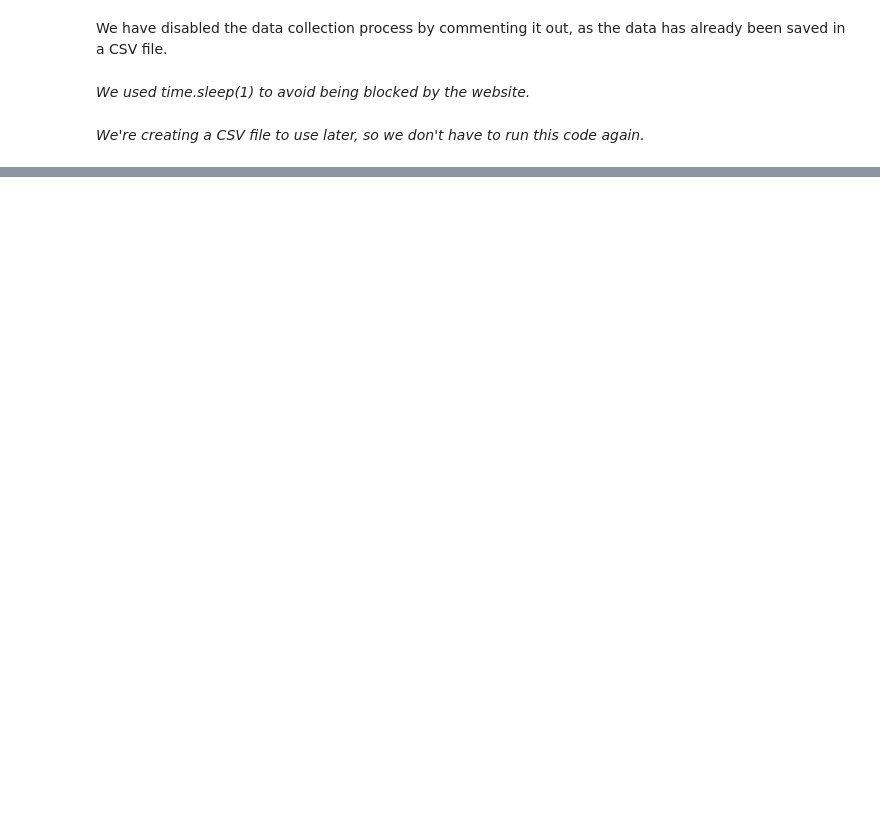
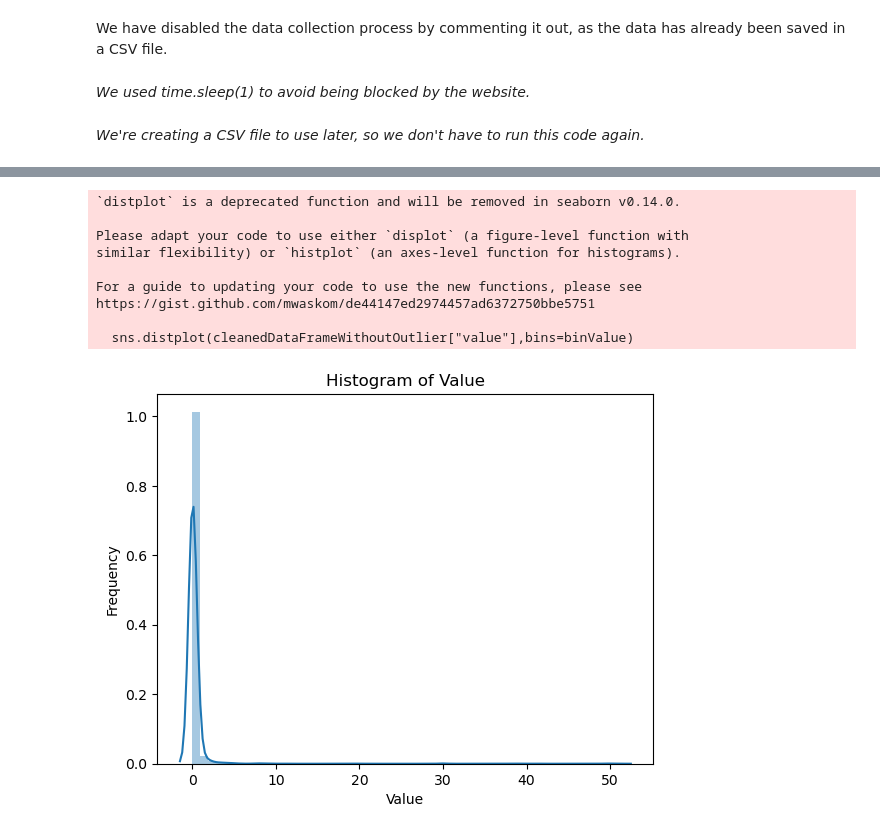
Before and after one commit to cs418-fa24/project-check-in-team-2, a Jupyter notebook: project_report.ipynb, the cells around one changed output, grey strips where cells are left out. Saved outputs shown, nothing was run; the diff lists cells and outputs as text; code cells hidden in the pictures; blank space fills up the shorter version.

Commit message:
Clean data and add Data visualization to report

```diff
--- a/project_report.ipynb
+++ b/project_report.ipynb
@@ -128,0 +126,3 @@ We have disabled the data collection process by commenting it out, as the data h
+# %%
+cleanedDataFrame = pd.read_csv("DataFrame.csv")
+cleanedDataFrame = cleanedDataFrame.drop(["txnHash", "method", "age", "from", "to"], axis=1)
@@ -128,0 +131,4 @@ We have disabled the data collection process by commenting it out, as the data h
+# %%
+cleanedDataFrame["txnFee"] = cleanedDataFrame["txnFee"].apply(lambda x: float(x))
+pattern = r"(\d+\.?\d*)"
+cleanedDataFrame["value"] = cleanedDataFrame["value"].apply(lambda x: float(re.findall(pattern, x)[0]))
@@ -128,0 +137,5 @@ We have disabled the data collection process by commenting it out, as the data h
+# %%
+threshold = 3
+columnsForProcess = ['value', 'txnFee']
+outliersMask = ~((cleanedDataFrame[columnsForProcess] - cleanedDataFrame[columnsForProcess].mean()).abs() > threshold * cleanedDataFrame[columnsForProcess].std()).any(axis=1)
+cleanedDataFrameWithoutOutlier = cleanedDataFrame[outliersMask]
@@ -128,0 +175,18 @@ We have disabled the data collection process by commenting it out, as the data h
+# %%
+binValue=int(sqrt(len(cleanedDataFrameWithoutOutlier["value"])))
+sns.distplot(cleanedDataFrameWithoutOutlier["value"],bins=binValue)
+plt.title('Histogram of Value')
+plt.xlabel('Value')
+plt.ylabel('Frequency')
+plt.show()
+# %% [output]
+`distplot` is a deprecated function and will be removed in seaborn v0.14.0.
+
+Please adapt your code to use either `displot` (a figure-level function with
+similar flexibility) or `histplot` (an axes-level function for histograms).
+
+For a guide to updating your code to use the new functions, please see
+https://gist.github.com/mwaskom/de44147ed2974457ad6372750bbe5751
+
+  sns.distplot(cleanedDataFrameWithoutOutlier["value"],bins=binValue)
+[figure, added]
```
Also changed, not shown: parts of 18 cells of this notebook.
